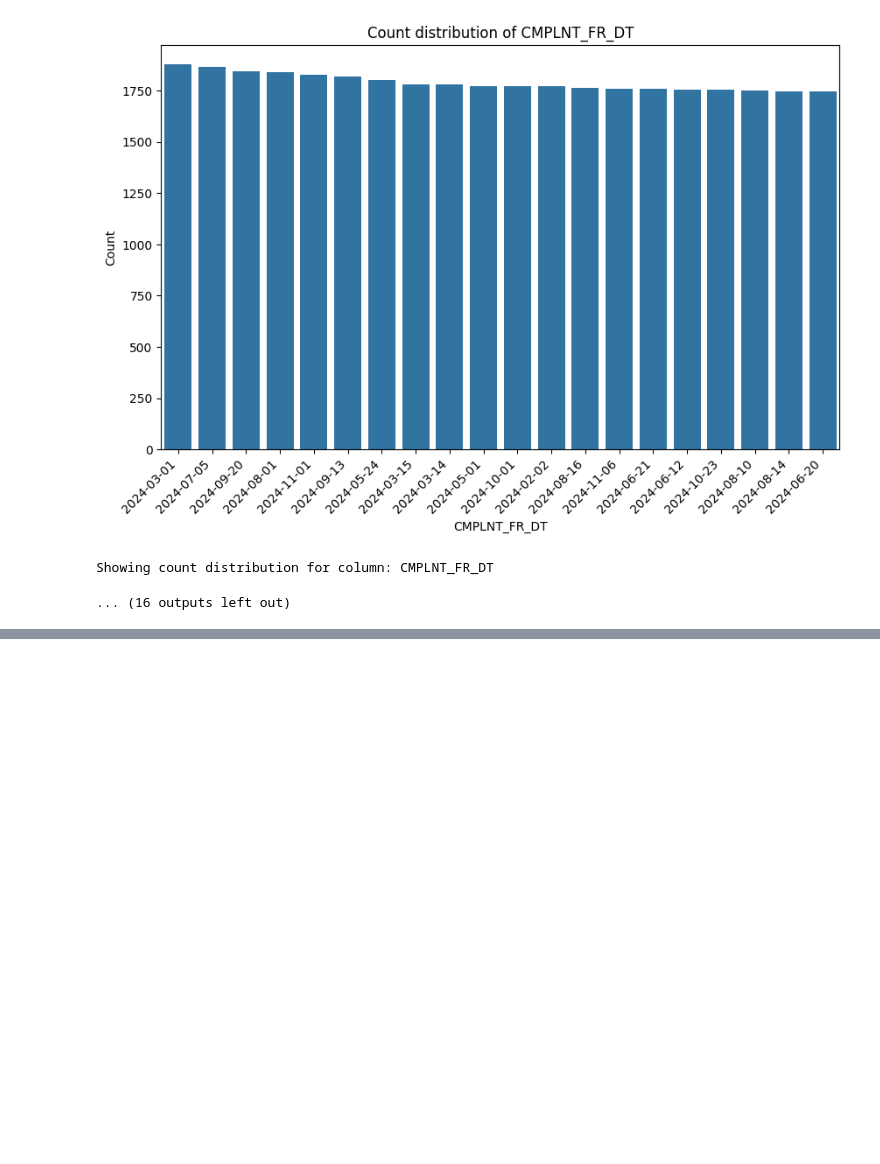
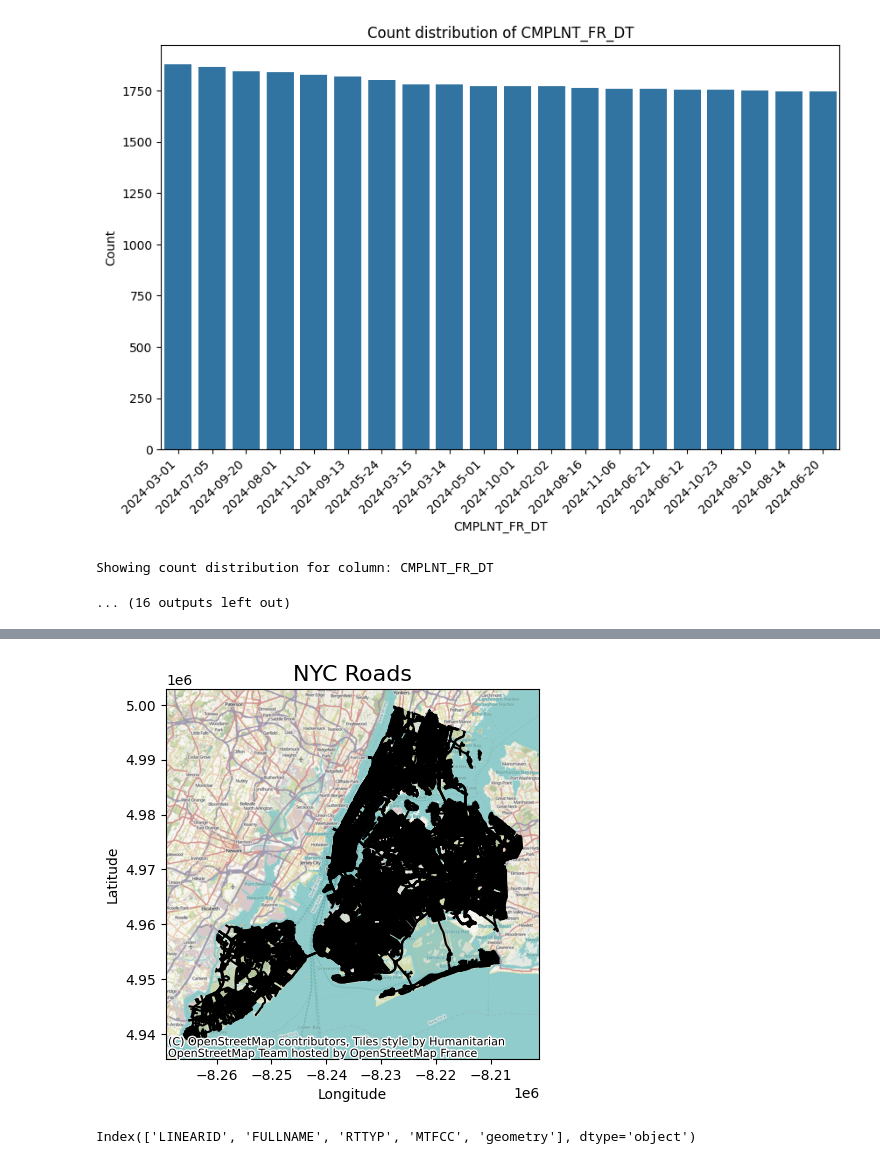
Before and after one commit to gcivil-nyu-org/team2-wed-spring25, a Jupyter notebook: transform_data.ipynb, the cells around one changed output, grey strips where cells are left out. Saved outputs shown, nothing was run; the diff lists cells and outputs as text; code cells hidden in the pictures; blank space fills up the shorter version.

Commit message:
Road-level statistics

```diff
--- a/transform_data.ipynb
+++ b/transform_data.ipynb
@@ -139,0 +142,12 @@ gdf_final.head()
+# %%
+ny_roads_1 = gpd.read_file('/Users/naliniramanathan/projects/se_1/team2-wed-spring25/data/tl_2024_36005_roads/tl_2024_36005_roads.shp')
+
+ny_roads_2 = gpd.read_file('/Users/naliniramanathan/projects/se_1/team2-wed-spring25/data/tl_2024_36047_roads/tl_2024_36047_roads.shp')
+
+ny_roads_3 = gpd.read_file('/Users/naliniramanathan/projects/se_1/team2-wed-spring25/data/tl_2024_36061_roads/tl_2024_36061_roads.shp')
+
+ny_roads_4 = gpd.read_file('/Users/naliniramanathan/projects/se_1/team2-wed-spring25/data/tl_2024_36081_roads/tl_2024_36081_roads.shp')
+
+ny_roads_5 = gpd.read_file('/Users/naliniramanathan/projects/se_1/team2-wed-spring25/data/tl_2024_36085_roads/tl_2024_36085_roads.shp')
+# %%
+ny_roads_final = gpd.GeoDataFrame(pd.concat([ny_roads_1, ny_roads_2, ny_roads_3, ny_roads_4, ny_roads_5], ignore_index=True))
@@ -139,0 +163,29 @@ gdf_final.head()
+# %%
+ny_roads_final = ny_roads_final.to_crs(epsg=3857)
+
+ax = ny_roads_final.plot(edgecolor='black')
+
+ctx.add_basemap(ax)
+
+# Add a title and labels
+plt.title("NYC Roads", fontsize=16)
+plt.xlabel("Longitude")
+plt.ylabel("Latitude")
+
+# min_longitude = -74.03  # Example: New York's longitude
+# max_longitude = -73.90
+# min_latitude = 40.70    # Example: New York's latitude
+# max_latitude = 40.80
+
+# Set the zoom level by adjusting xlim and ylim
+# ax.set_xlim(min_longitude, max_longitude)
+# ax.set_ylim(min_latitude, max_latitude)
+
+# Show the plot
+plt.show()
+# %% [output]
+[figure, added]
+# %%
+roads_gdf.columns
+# %% [output]
+Index(['LINEARID', 'FULLNAME', 'RTTYP', 'MTFCC', 'geometry'], dtype='object')
```
Also changed, not shown: parts of 13 cells of this notebook.
